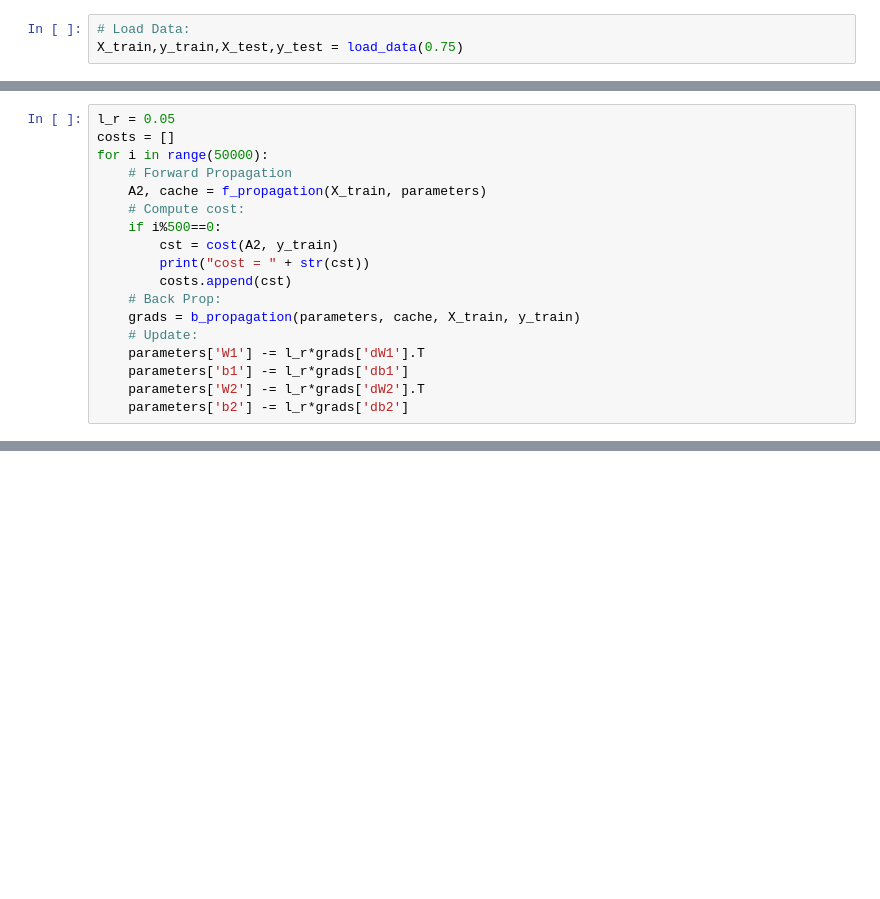
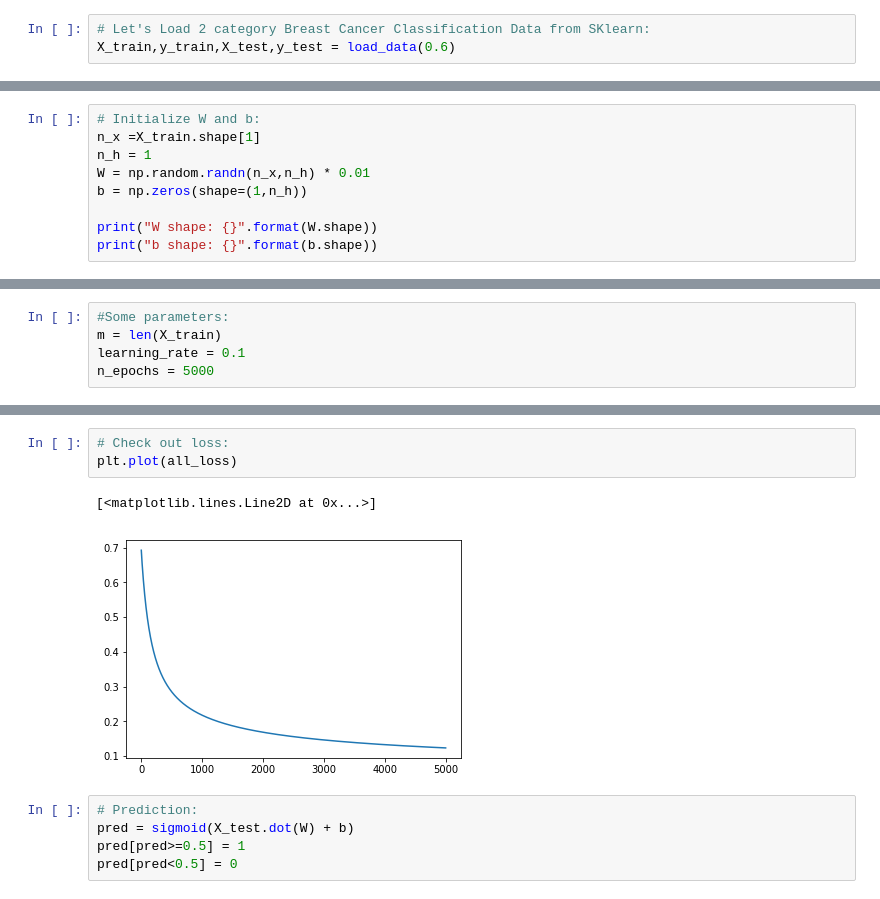
Before and after one commit to snowneji/ML_Algorithms_from_scratch, a Jupyter notebook: Back_Propagation.ipynb, the cells around one changed output, grey strips where cells are left out. Cells and saved outputs as stored; diff of their text form; blank space fills up the shorter version.

Commit message:
back prop

```diff
--- a/Back_Propagation.ipynb
+++ b/Back_Propagation.ipynb
@@ -114,3 +47,3 @@ def b_propagation(parameters, cache, X, Y):
 # %%
-# Load Data:
-X_train,y_train,X_test,y_test = load_data(0.75)
+# Let's Load 2 category Breast Cancer Classification Data from SKlearn:
+X_train,y_train,X_test,y_test = load_data(0.6)
@@ -126,18 +49,0 @@ parameters = initialize_parameters(n_x, n_h, n_y)
-# %%
-l_r = 0.05
-costs = []
-for i in range(50000):
-    # Forward Propagation
-    A2, cache = f_propagation(X_train, parameters)
-    # Compute cost:
-    if i%500==0:
-        cst = cost(A2, y_train)
-        print("cost = " + str(cst))
-        costs.append(cst)
-    # Back Prop:
-    grads = b_propagation(parameters, cache, X_train, y_train)
-    # Update:
-    parameters['W1'] -= l_r*grads['dW1'].T
-    parameters['b1'] -= l_r*grads['db1']
-    parameters['W2'] -= l_r*grads['dW2'].T
-    parameters['b2'] -= l_r*grads['db2']
@@ -168,0 +52,9 @@ plt.plot(costs)
+# %%
+# Initialize W and b:
+n_x =X_train.shape[1]
+n_h = 1
+W = np.random.randn(n_x,n_h) * 0.01
+b = np.zeros(shape=(1,n_h))
+
+print("W shape: {}".format(W.shape))
+print("b shape: {}".format(b.shape))
@@ -168,0 +64,5 @@ plt.plot(costs)
+# %%
+#Some parameters:
+m = len(X_train)
+learning_rate = 0.1
+n_epochs = 5000
@@ -168,0 +131,11 @@ plt.plot(costs)
+# %%
+# Check out loss:
+plt.plot(all_loss)
+# %% [output]
+[<matplotlib.lines.Line2D at 0x...>]
+[figure, added]
+# %%
+# Prediction:
+pred = sigmoid(X_test.dot(W) + b)
+pred[pred>=0.5] = 1
+pred[pred<0.5] = 0
```
Also changed, not shown: parts of 22 cells of this notebook, 18 other files.
